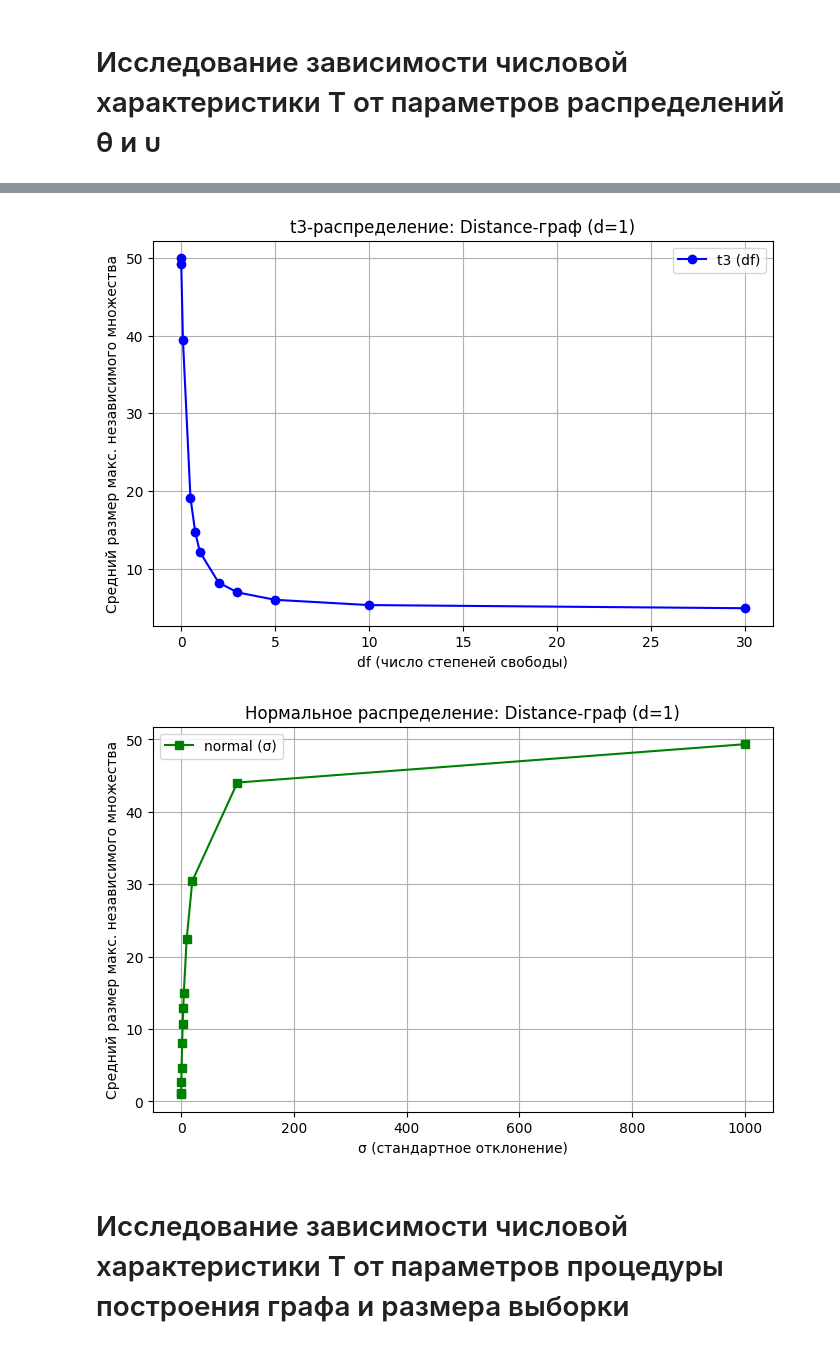
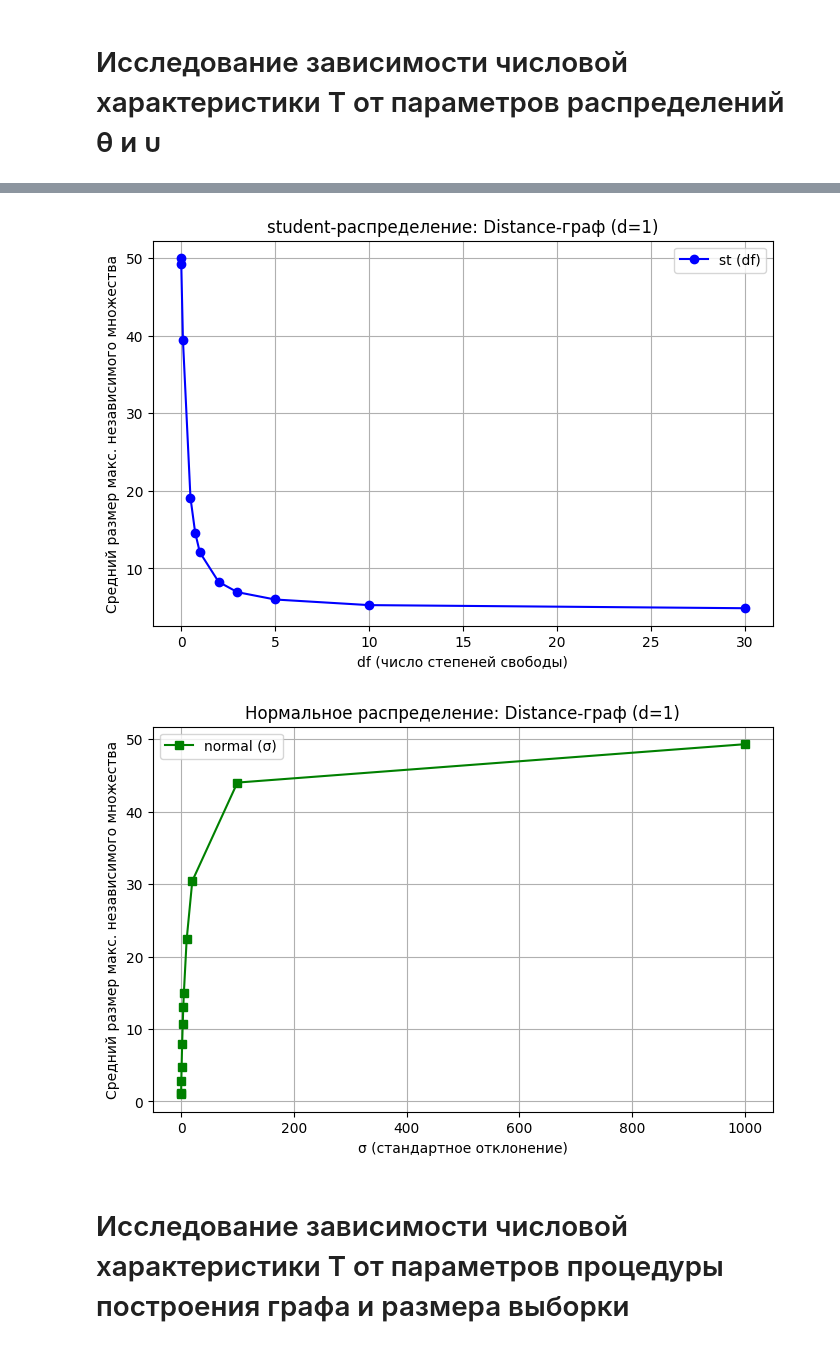
Before and after one commit to Katrysechka/dm-lab, a Jupyter notebook: notebooks/part1_experiments.ipynb, the cells around one changed output, grey strips where cells are left out. Cells and saved outputs as stored; diff of their text form; code cells hidden in the pictures.

```diff
--- a/notebooks/part1_experiments.ipynb
+++ b/notebooks/part1_experiments.ipynb
@@ -98,25 +124,25 @@ for alpha in tqdm(normal_alphas, desc="normal alphas"):
 # %%
 # --- График 1: t3 ---
 plt.figure(figsize=(8, 5))
-plt.plot(t3_alphas, t3_mis_means, marker='o', color='blue', label='t3 (df)')
+plt.plot(t3_alphas, t3_mis_means, marker='o', color='blue', label='st (df)')
 plt.xlabel("df (число степеней свободы)")
 plt.ylabel("Средний размер макс. независимого множества")
-plt.title(f"t3-распределение: Distance-граф (d={distance_threshold})")
+plt.title(f"student-распределение: Distance-граф (d={distance_threshold})")
 plt.grid(True)
 plt.legend()
 plt.show()
 
 # --- График 2: normal ---
 plt.figure(figsize=(8, 5))
 plt.plot(normal_alphas, normal_mis_means, marker='s', color='green', label='normal (σ)')
 plt.xlabel("σ (стандартное отклонение)")
 plt.ylabel("Средний размер макс. независимого множества")
 plt.title(f"Нормальное распределение: Distance-граф (d={distance_threshold})")
 plt.grid(True)
 plt.legend()
 plt.show()
 # %% [output]
-[figure, old version]
+[figure, new version]
 [figure]
 # %% [markdown]
 # Исследование зависимости числовой характеристики T от параметров процедуры построения графа и размера выборки
```
Also changed, not shown: parts of 8 cells of this notebook, 3 other files.
